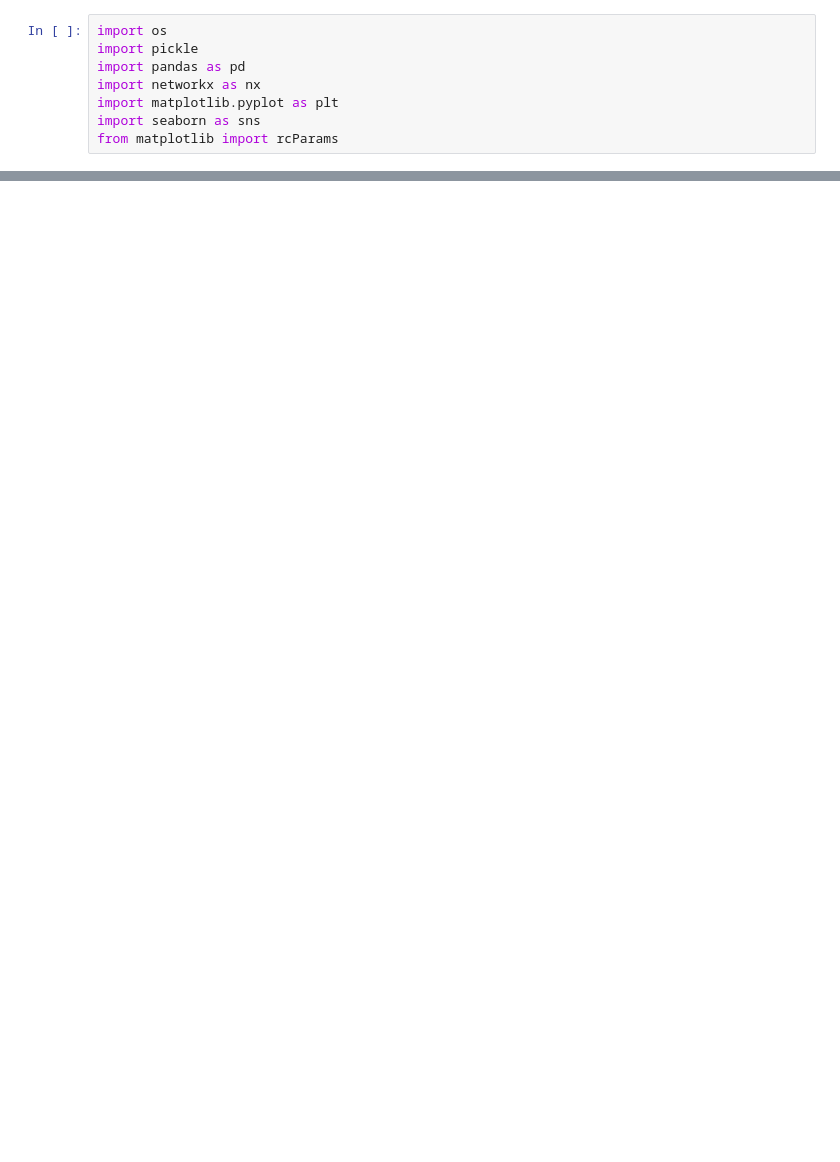
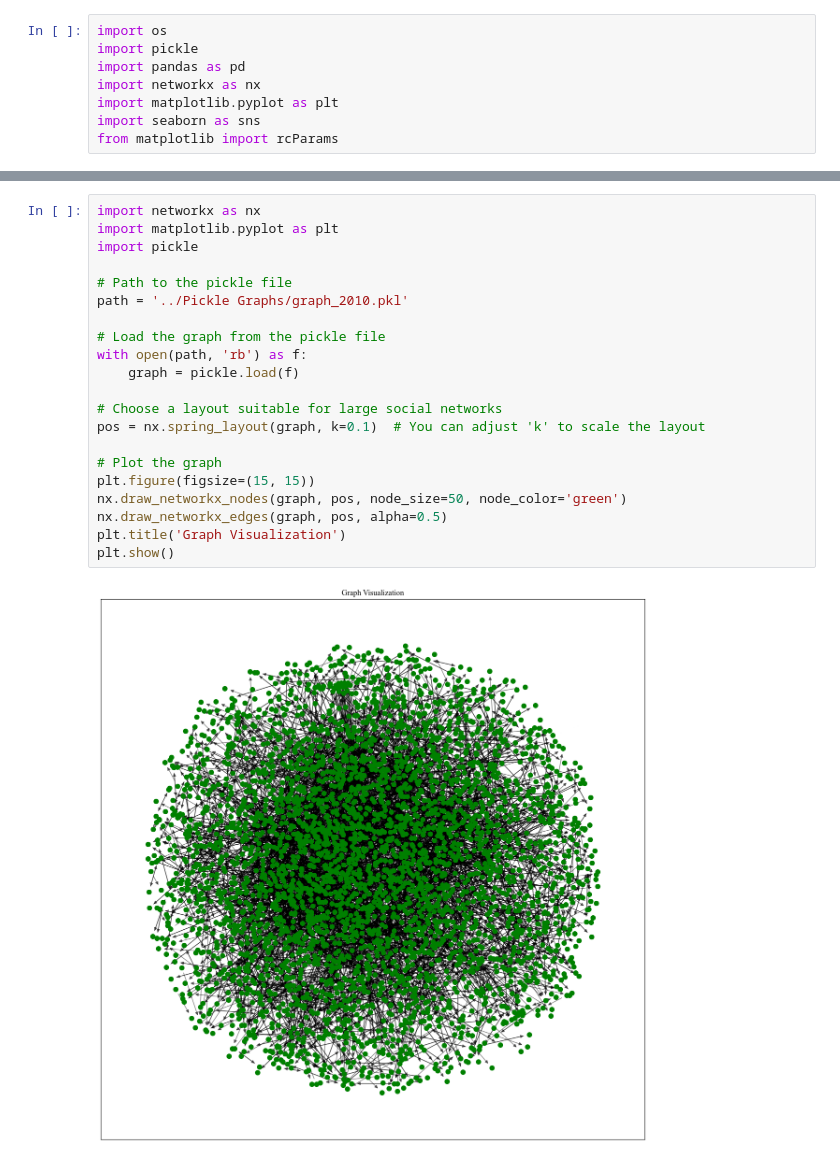
Before and after one commit to bhinshaww/MDSC-Culminating-Experience--Dartmouth-College-, a Jupyter notebook: Analyses/Network Statistics.ipynb, the cells around one changed output, grey strips where cells are left out. Saved outputs shown, nothing was run; the diff lists cells and outputs as text; blank space fills up the shorter version.

```diff
--- a/Analyses/Network Statistics.ipynb
+++ b/Analyses/Network Statistics.ipynb
@@ -128,0 +139,23 @@ main(folder_path)
+# %%
+import networkx as nx
+import matplotlib.pyplot as plt
+import pickle
+
+# Path to the pickle file
+path = '../Pickle Graphs/graph_2010.pkl'
+
+# Load the graph from the pickle file
+with open(path, 'rb') as f:
+    graph = pickle.load(f)
+
+# Choose a layout suitable for large social networks
+pos = nx.spring_layout(graph, k=0.1)  # You can adjust 'k' to scale the layout
+
+# Plot the graph
+plt.figure(figsize=(15, 15))
+nx.draw_networkx_nodes(graph, pos, node_size=50, node_color='green')
+nx.draw_networkx_edges(graph, pos, alpha=0.5)
+plt.title('Graph Visualization')
+plt.show()
+# %% [output]
+[figure, added]
```
Also changed, not shown: parts of 3 cells of this notebook, 11 other files.
